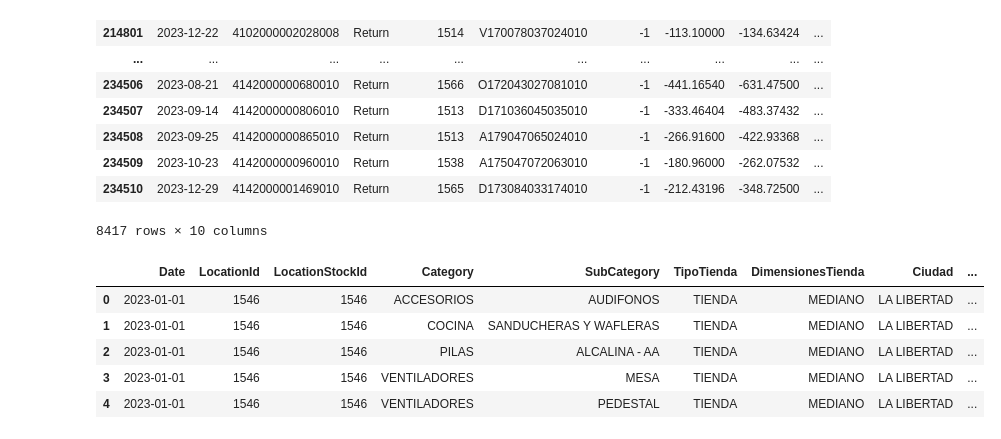
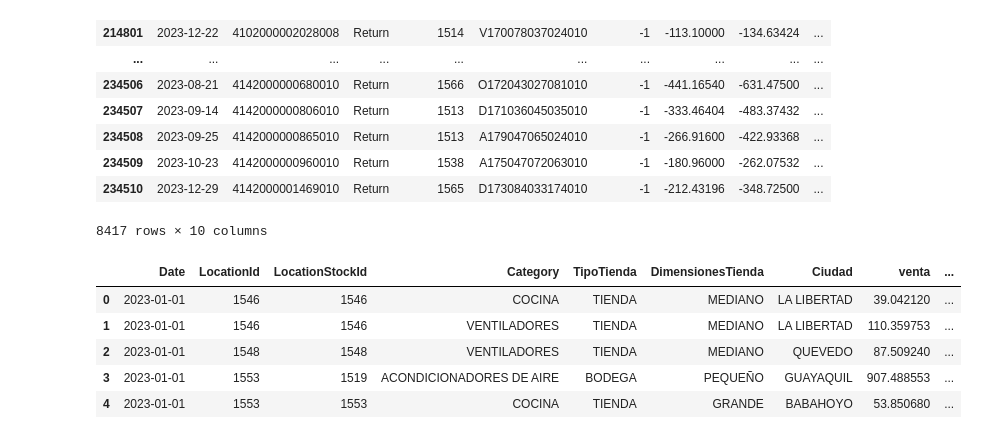
Before and after one commit to Marlonsz36/Prueba_Tecnica, a Jupyter notebook: notebooks/preprocessingElec.ipynb, the cells around one changed output. Cells and saved outputs as stored; diff of their text form; code cells hidden in the pictures.

```diff
--- a/notebooks/preprocessingElec.ipynb
+++ b/notebooks/preprocessingElec.ipynb
@@ -42,24 +42,26 @@ electronics["ganancia"]=electronics["TotalPrice"]-electronics["venta"]
 # %%
 electronics['Category'] = electronics['ProductId'].map(products.set_index('idProd')['PCategory'])
 electronics['SubCategory'] = electronics['ProductId'].map(products.set_index('idProd')['subCat'])
+electronics['SectionProduc'] = electronics['ProductId'].map(products.set_index('idProd')['SectionProduc'])
 electronics['TipoTienda'] = electronics['LocationStockId'].map(locations.set_index('id')['type'])
 electronics['DimensionesTienda'] = electronics['LocationStockId'].map(locations.set_index('id')['tamanio'])
 electronics['Ciudad'] = electronics['LocationStockId'].map(locations.set_index('id')['city'])
+electronics=electronics[(electronics["SectionProduc"]=="GAMA  BLANCA") |( electronics["Category"]=="COCINA")]
 # %%
 #Estructurar el dataset final
-df_agg = electronics.groupby(['Date', 'LocationId', 'LocationStockId','Category', 'SubCategory', 'TipoTienda',
+df_agg = electronics.groupby(['Date', 'LocationId', 'LocationStockId','Category', 'TipoTienda',
        'DimensionesTienda', 'Ciudad'], as_index=False).agg({
     'venta': 'sum',
     'Quantity': 'sum'
 })
 df_agg.head()
 # %% [output]
-|  | Date | LocationId | LocationStockId | Category | SubCategory | TipoTienda | DimensionesTienda | Ciudad | ... |
-| 0 | 2023-01-01 | 1546 | 1546 | ACCESORIOS | AUDIFONOS | TIENDA | MEDIANO | LA LIBERTAD | ... |
-| 1 | 2023-01-01 | 1546 | 1546 | COCINA | SANDUCHERAS Y WAFLERAS | TIENDA | MEDIANO | LA LIBERTAD | ... |
-| 2 | 2023-01-01 | 1546 | 1546 | PILAS | ALCALINA - AA | TIENDA | MEDIANO | LA LIBERTAD | ... |
-| 3 | 2023-01-01 | 1546 | 1546 | VENTILADORES | MESA | TIENDA | MEDIANO | LA LIBERTAD | ... |
-| 4 | 2023-01-01 | 1546 | 1546 | VENTILADORES | PEDESTAL | TIENDA | MEDIANO | LA LIBERTAD | ... |
+|  | Date | LocationId | LocationStockId | Category | TipoTienda | DimensionesTienda | Ciudad | venta | ... |
+| 0 | 2023-01-01 | 1546 | 1546 | COCINA | TIENDA | MEDIANO | LA LIBERTAD | 39.042120 | ... |
+| 1 | 2023-01-01 | 1546 | 1546 | VENTILADORES | TIENDA | MEDIANO | LA LIBERTAD | 110.359753 | ... |
+| 2 | 2023-01-01 | 1548 | 1548 | VENTILADORES | TIENDA | MEDIANO | QUEVEDO | 87.509240 | ... |
+| 3 | 2023-01-01 | 1553 | 1519 | ACONDICIONADORES DE AIRE | BODEGA | PEQUEÑO | GUAYAQUIL | 907.488553 | ... |
+| 4 | 2023-01-01 | 1553 | 1553 | COCINA | TIENDA | GRANDE | BABAHOYO | 53.850680 | ... |
 # %%
 #feature Engineering luego de la union de los dataframes
 festivos = pd.to_datetime(['2023-01-02', '2023-02-20', '2023-02-21', '2023-04-07','2023-05-01','2023-05-26','2023-08-11','2023-10-09','2023-11-02','2023-11-03','2023-12-25'
```
Also changed, not shown: parts of 2 cells of this notebook, 38 other files.
